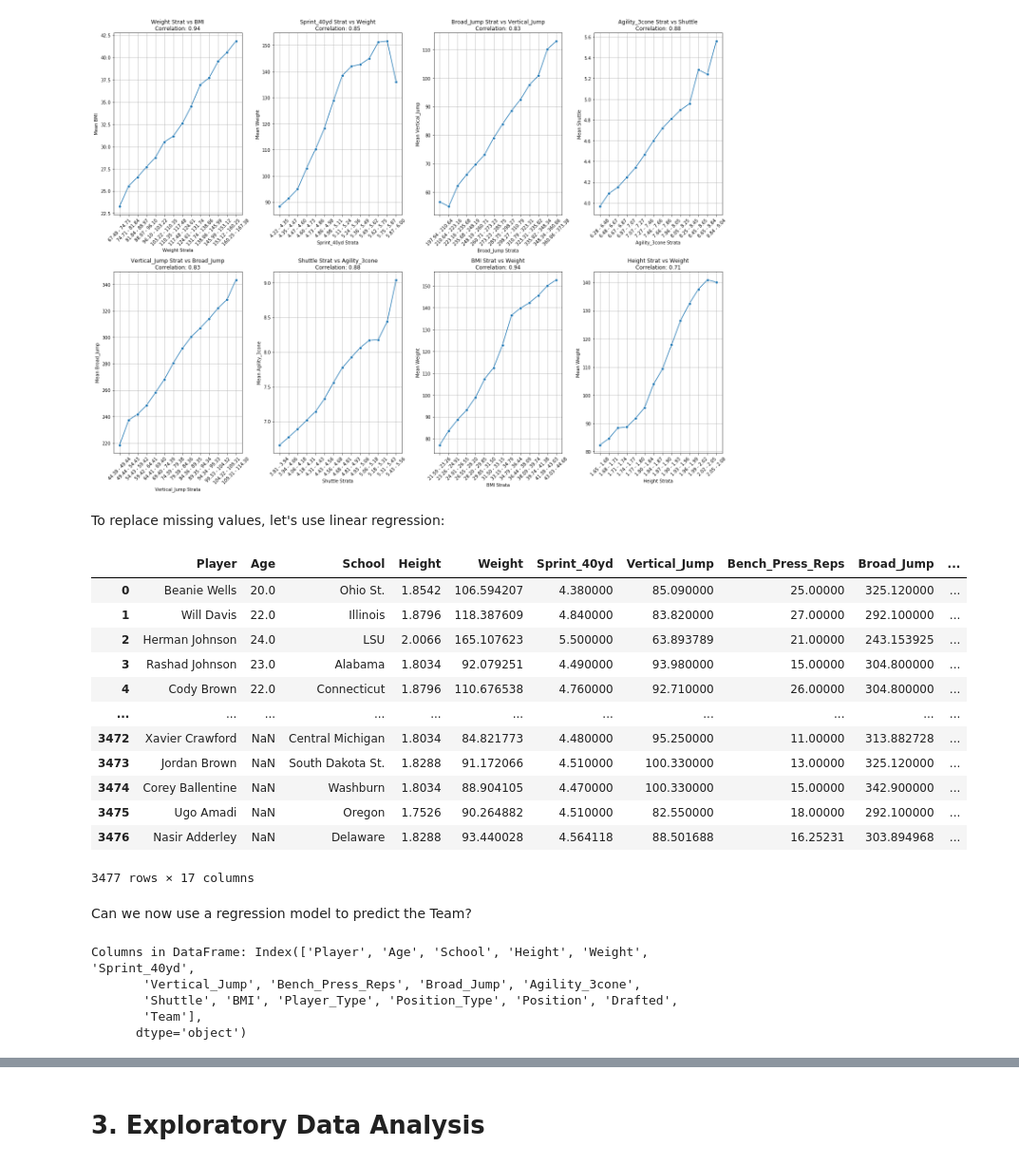
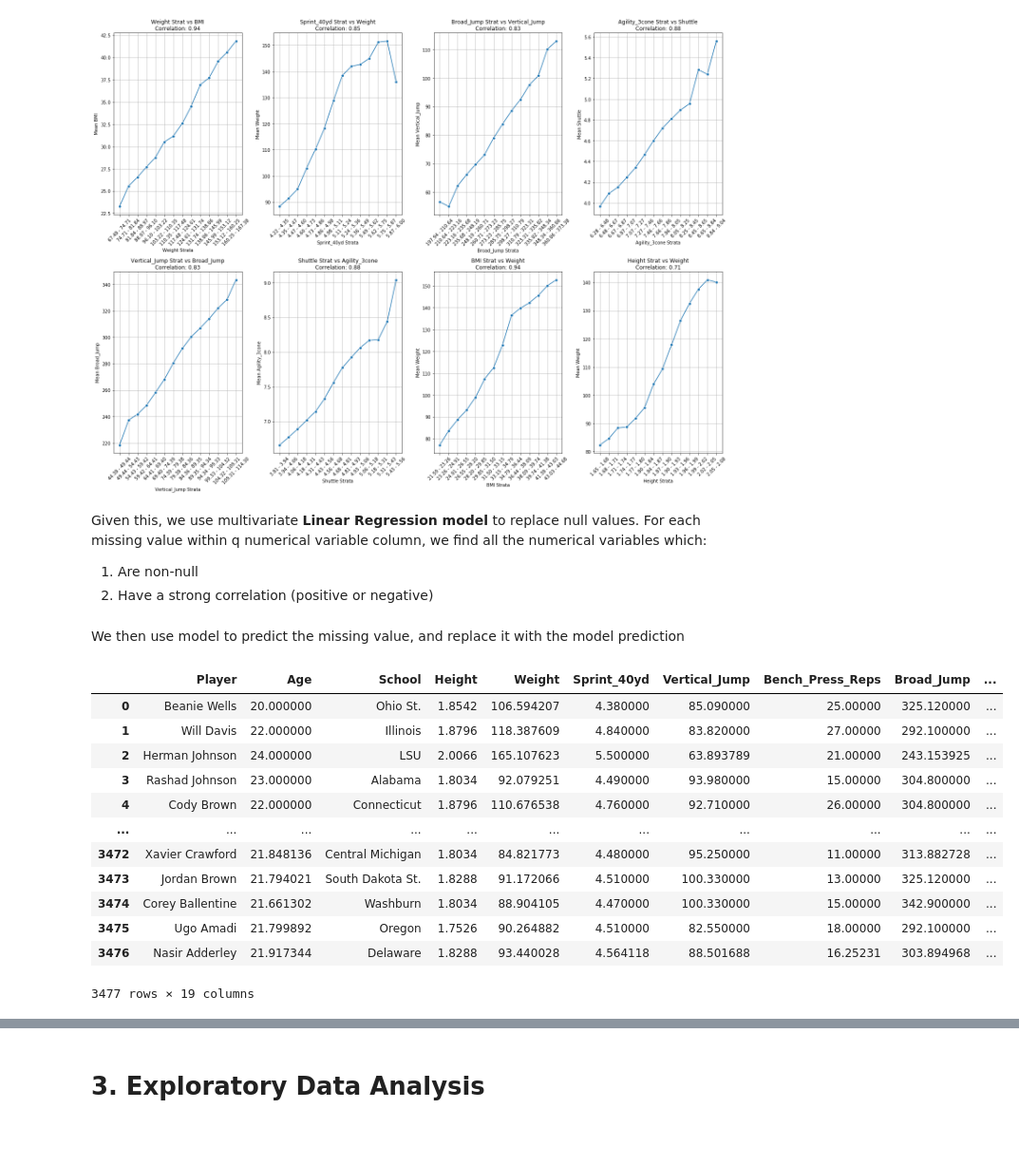
Before and after one commit to Gregcrooks75/NFL_analysis, a Jupyter notebook: Analysis2.ipynb, the cells around one changed output, grey strips where cells are left out. Shown at 95% size. Drawn from its saved outputs; the diff is of its cells as text; code cells hidden in the pictures; blank space fills up the shorter version.

```diff
--- a/Analysis2.ipynb
+++ b/Analysis2.ipynb
@@ -214,2 +290,2 @@ df['Team'] = df['Team'].fillna("Not Drafted")
 # %%
-df = df.drop(columns=["Pick", "Year", "Round"])
+df = df.drop(columns=["Year"])
@@ -216,3 +294,6 @@ df = df.drop(columns=["Pick", "Year", "Round"])
+# %%
+df['Round'] = df['Round'].fillna(8)
+df['Round'] = df['Round'].astype(int)
 # %% [markdown]
 ### Dealing with Null Values
 # %% [markdown]
@@ -368,8 +449,12 @@ plt.tight_layout()
 plt.show()
 # %% [output]
 [figure]
-# %% [markdown]
-To replace missing values, let's use linear regression:
+# %% [markdown]
+Given this, we use multivariate <b> Linear Regression model</b> to replace null values. For each missing value within q numerical variable column, we find all the numerical variables which:
+1. Are non-null
+2. Have a strong correlation (positive or negative)
+# %% [markdown]
+We then use model to predict the missing value, and replace it with the model prediction
 # %%
 import pandas as pd
 import numpy as np
@@ -387,6 +472,8 @@ high_corr_pairs = high_corr_pairs[high_corr_pairs[0] >= 0.7]
 
 # Step 2: Function to predict and fill missing values using multiple explanatory variables
 def fill_missing_values_multivariable(df, col_to_fill, explanatory_vars):
+    # One hot encoding categorical variables to include in the predictor
+    df = pd.get_dummies(df, columns=['Drafted', 'Position_Type'])
     # Separate the data into those with and without missing values
     non_null_df = df[df[col_to_fill].notnull()]
     null_df = df[df[col_to_fill].isnull()]
@@ -397,66 +484,43 @@ def fill_missing_values_multivariable(df, col_to_fill, explanatory_vars):
 
     # Ensure that we only use explanatory variables that are not null
     explanatory_vars = [var for var in explanatory_vars if var in df.columns and df[var].isnull().sum() == 0]
 
     # Train a linear regression model on non-null data
     X_train = non_null_df[explanatory_vars]
     y_train = non_null_df[col_to_fill]
 
     model = LinearRegression()
     model.fit(X_train, y_train)
 
     # Predict the missing values
     X_predict = null_df[explanatory_vars]
     y_predict = model.predict(X_predict)
 
     # Fill the missing values with the predictions
     df.loc[df[col_to_fill].isnull(), col_to_fill] = y_predict
 
     return df[col_to_fill]
 
 # Step 3: Apply the model to fill missing values for each column
-columns_to_predict = ['Shuttle', 'Height', 'Weight', 'Sprint_40yd', 'Vertical_Jump', 'Bench_Press_Reps', 'Broad_Jump', 'Agility_3cone',]
+columns_to_predict = ['Shuttle', 'Height', 'Weight', 'Sprint_40yd', 'Vertical_Jump', 'Bench_Press_Reps', 'Broad_Jump', 'Agility_3cone', "Age"]
 
 for col in columns_to_predict:
     explanatory_vars = [c for c in columns_to_predict if c != col]
     df[col] = fill_missing_values_multivariable(df, col, explanatory_vars)
 
 # Display the DataFrame after filling missing values
 df
 # %% [output]
 |  | Player | Age | School | Height | Weight | Sprint_40yd | Vertical_Jump | Bench_Press_Reps | Broad_Jump | ... |
-| 0 | Beanie Wells | 20.0 | Ohio St. | 1.8542 | 106.594207 | 4.380000 | 85.090000 | 25.00000 | 325.120000 | ... |
-| 1 | Will Davis | 22.0 | Illinois | 1.8796 | 118.387609 | 4.840000 | 83.820000 | 27.00000 | 292.100000 | ... |
-| 2 | Herman Johnson | 24.0 | LSU | 2.0066 | 165.107623 | 5.500000 | 63.893789 | 21.00000 | 243.153925 | ... |
-| 3 | Rashad Johnson | 23.0 | Alabama | 1.8034 | 92.079251 | 4.490000 | 93.980000 | 15.00000 | 304.800000 | ... |
-| 4 | Cody Brown | 22.0 | Connecticut | 1.8796 | 110.676538 | 4.760000 | 92.710000 | 26.00000 | 304.800000 | ... |
+| 0 | Beanie Wells | 20.000000 | Ohio St. | 1.8542 | 106.594207 | 4.380000 | 85.090000 | 25.00000 | 325.120000 | ... |
+| 1 | Will Davis | 22.000000 | Illinois | 1.8796 | 118.387609 | 4.840000 | 83.820000 | 27.00000 | 292.100000 | ... |
+| 2 | Herman Johnson | 24.000000 | LSU | 2.0066 | 165.107623 | 5.500000 | 63.893789 | 21.00000 | 243.153925 | ... |
+| 3 | Rashad Johnson | 23.000000 | Alabama | 1.8034 | 92.079251 | 4.490000 | 93.980000 | 15.00000 | 304.800000 | ... |
+| 4 | Cody Brown | 22.000000 | Connecticut | 1.8796 | 110.676538 | 4.760000 | 92.710000 | 26.00000 | 304.800000 | ... |
 | ... | ... | ... | ... | ... | ... | ... | ... | ... | ... | ... |
-| 3472 | Xavier Crawford | NaN | Central Michigan | 1.8034 | 84.821773 | 4.480000 | 95.250000 | 11.00000 | 313.882728 | ... |
-| 3473 | Jordan Brown | NaN | South Dakota St. | 1.8288 | 91.172066 | 4.510000 | 100.330000 | 13.00000 | 325.120000 | ... |
-| 3474 | Corey Ballentine | NaN | Washburn | 1.8034 | 88.904105 | 4.470000 | 100.330000 | 15.00000 | 342.900000 | ... |
-| 3475 | Ugo Amadi | NaN | Oregon | 1.7526 | 90.264882 | 4.510000 | 82.550000 | 18.00000 | 292.100000 | ... |
-| 3476 | Nasir Adderley | NaN | Delaware | 1.8288 | 93.440028 | 4.564118 | 88.501688 | 16.25231 | 303.894968 | ... |
+| 3472 | Xavier Crawford | 21.848136 | Central Michigan | 1.8034 | 84.821773 | 4.480000 | 95.250000 | 11.00000 | 313.882728 | ... |
+| 3473 | Jordan Brown | 21.794021 | South Dakota St. | 1.8288 | 91.172066 | 4.510000 | 100.330000 | 13.00000 | 325.120000 | ... |
+| 3474 | Corey Ballentine | 21.661302 | Washburn | 1.8034 | 88.904105 | 4.470000 | 100.330000 | 15.00000 | 342.900000 | ... |
+| 3475 | Ugo Amadi | 21.799892 | Oregon | 1.7526 | 90.264882 | 4.510000 | 82.550000 | 18.00000 | 292.100000 | ... |
+| 3476 | Nasir Adderley | 21.917344 | Delaware | 1.8288 | 93.440028 | 4.564118 | 88.501688 | 16.25231 | 303.894968 | ... |
-3477 rows × 17 columns
+3477 rows × 19 columns
-# %% [markdown]
-Can we now use a regression model to predict the Team?
-# %%
-# Print out the columns in the DataFrame to check
-print("Columns in DataFrame:", df.columns)
-
-# Correctly define feature columns
-feature_cols = ['Shuttle', 'Height', 'Weight', 'Sprint_40yd', 'Vertical_Jump', 'Broad_Jump', 'Agility_3cone']
-
-# Ensure that the feature columns exist in the DataFrame
-missing_cols = [col for col in feature_cols if col not in df.columns]
-if missing_cols:
-    print(f"Missing columns: {missing_cols}")
-else:
-    #split dataset in features and target variable
-    X = df[feature_cols]  # Features
-y = df.Team # Target variable
-# %% [output]
-Columns in DataFrame: Index(['Player', 'Age', 'School', 'Height', 'Weight', 'Sprint_40yd',
-       'Vertical_Jump', 'Bench_Press_Reps', 'Broad_Jump', 'Agility_3cone',
-       'Shuttle', 'BMI', 'Player_Type', 'Position_Type', 'Position', 'Drafted',
-       'Team'],
-      dtype='object')
```
Also changed, not shown: parts of 128 cells of this notebook.
